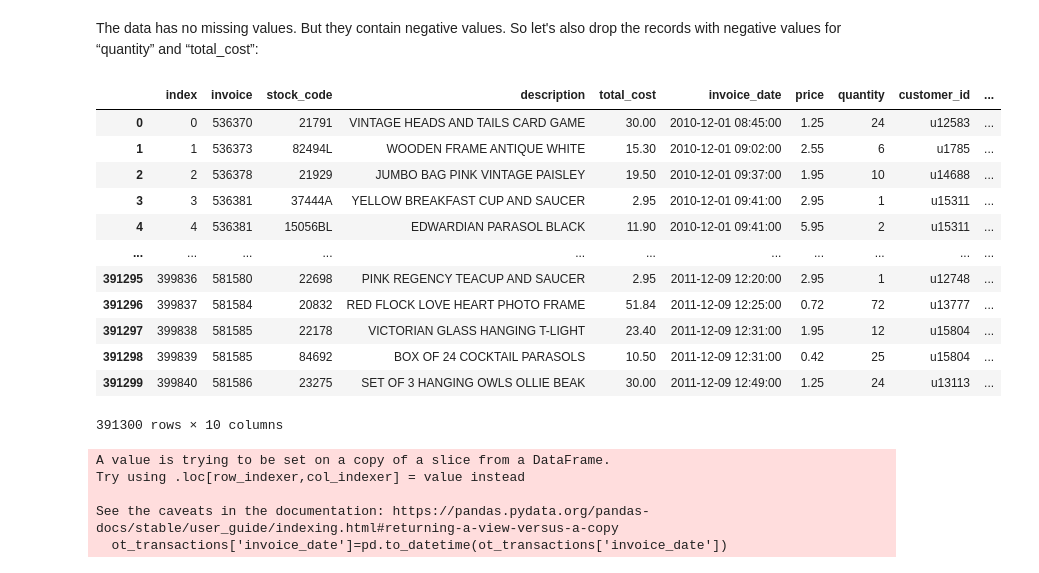
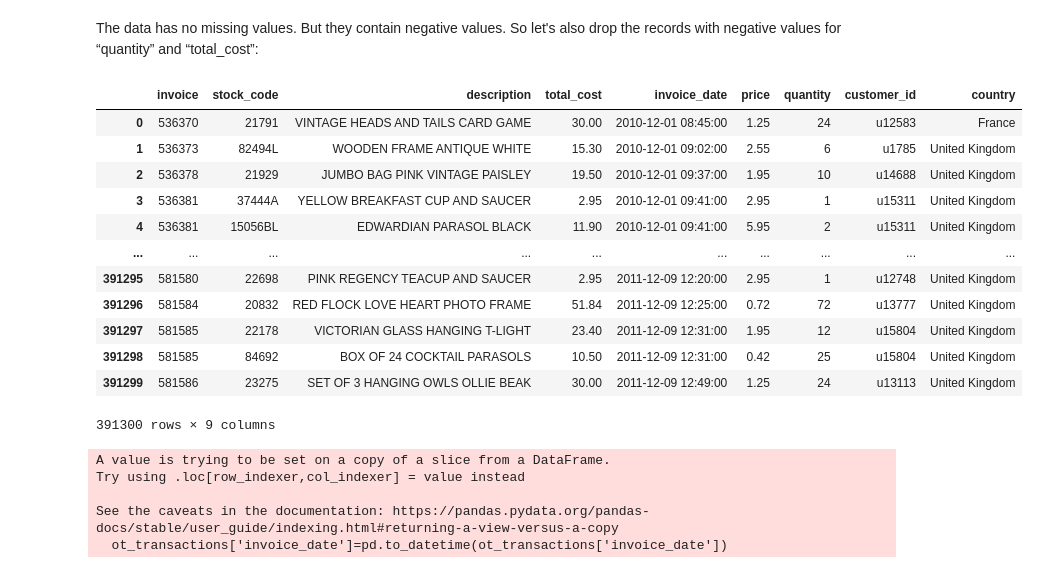
Before and after one commit to Saranyajavangula/customer-segmentation, a Jupyter notebook: Notebooks/customer_segmentation_kmeans.ipynb, the cells around one changed output. Drawn from its saved outputs; the diff is of its cells as text; code cells hidden in the pictures.

```diff
--- a/Notebooks/customer_segmentation_kmeans.ipynb
+++ b/Notebooks/customer_segmentation_kmeans.ipynb
@@ -102,21 +102,21 @@ The data has no missing values. But they contain negative values. So let's also
 # Remove rows with negative Quantity and Price
 ot_transactions = ot_transactions[(ot_transactions['quantity'] > 0) & (ot_transactions['total_cost'] > 0)]
 # %%
-ot_transactions.reset_index()
+ot_transactions.reset_index(drop=True)
 # %% [output]
-|  | index | invoice | stock_code | description | total_cost | invoice_date | price | quantity | customer_id | ... |
-| 0 | 0 | 536370 | 21791 | VINTAGE HEADS AND TAILS CARD GAME | 30.00 | 2010-12-01 08:45:00 | 1.25 | 24 | u12583 | ... |
-| 1 | 1 | 536373 | 82494L | WOODEN FRAME ANTIQUE WHITE | 15.30 | 2010-12-01 09:02:00 | 2.55 | 6 | u1785 | ... |
-| 2 | 2 | 536378 | 21929 | JUMBO BAG PINK VINTAGE PAISLEY | 19.50 | 2010-12-01 09:37:00 | 1.95 | 10 | u14688 | ... |
-| 3 | 3 | 536381 | 37444A | YELLOW BREAKFAST CUP AND SAUCER | 2.95 | 2010-12-01 09:41:00 | 2.95 | 1 | u15311 | ... |
-| 4 | 4 | 536381 | 15056BL | EDWARDIAN PARASOL BLACK | 11.90 | 2010-12-01 09:41:00 | 5.95 | 2 | u15311 | ... |
-| ... | ... | ... | ... | ... | ... | ... | ... | ... | ... | ... |
-| 391295 | 399836 | 581580 | 22698 | PINK REGENCY TEACUP AND SAUCER | 2.95 | 2011-12-09 12:20:00 | 2.95 | 1 | u12748 | ... |
-| 391296 | 399837 | 581584 | 20832 | RED FLOCK LOVE HEART PHOTO FRAME | 51.84 | 2011-12-09 12:25:00 | 0.72 | 72 | u13777 | ... |
-| 391297 | 399838 | 581585 | 22178 | VICTORIAN GLASS HANGING T-LIGHT | 23.40 | 2011-12-09 12:31:00 | 1.95 | 12 | u15804 | ... |
-| 391298 | 399839 | 581585 | 84692 | BOX OF 24 COCKTAIL PARASOLS | 10.50 | 2011-12-09 12:31:00 | 0.42 | 25 | u15804 | ... |
-| 391299 | 399840 | 581586 | 23275 | SET OF 3 HANGING OWLS OLLIE BEAK | 30.00 | 2011-12-09 12:49:00 | 1.25 | 24 | u13113 | ... |
+|  | invoice | stock_code | description | total_cost | invoice_date | price | quantity | customer_id | country |
+| 0 | 536370 | 21791 | VINTAGE HEADS AND TAILS CARD GAME | 30.00 | 2010-12-01 08:45:00 | 1.25 | 24 | u12583 | France |
+| 1 | 536373 | 82494L | WOODEN FRAME ANTIQUE WHITE | 15.30 | 2010-12-01 09:02:00 | 2.55 | 6 | u1785 | United Kingdom |
+| 2 | 536378 | 21929 | JUMBO BAG PINK VINTAGE PAISLEY | 19.50 | 2010-12-01 09:37:00 | 1.95 | 10 | u14688 | United Kingdom |
+| 3 | 536381 | 37444A | YELLOW BREAKFAST CUP AND SAUCER | 2.95 | 2010-12-01 09:41:00 | 2.95 | 1 | u15311 | United Kingdom |
+| 4 | 536381 | 15056BL | EDWARDIAN PARASOL BLACK | 11.90 | 2010-12-01 09:41:00 | 5.95 | 2 | u15311 | United Kingdom |
+| ... | ... | ... | ... | ... | ... | ... | ... | ... | ... |
+| 391295 | 581580 | 22698 | PINK REGENCY TEACUP AND SAUCER | 2.95 | 2011-12-09 12:20:00 | 2.95 | 1 | u12748 | United Kingdom |
+| 391296 | 581584 | 20832 | RED FLOCK LOVE HEART PHOTO FRAME | 51.84 | 2011-12-09 12:25:00 | 0.72 | 72 | u13777 | United Kingdom |
+| 391297 | 581585 | 22178 | VICTORIAN GLASS HANGING T-LIGHT | 23.40 | 2011-12-09 12:31:00 | 1.95 | 12 | u15804 | United Kingdom |
+| 391298 | 581585 | 84692 | BOX OF 24 COCKTAIL PARASOLS | 10.50 | 2011-12-09 12:31:00 | 0.42 | 25 | u15804 | United Kingdom |
+| 391299 | 581586 | 23275 | SET OF 3 HANGING OWLS OLLIE BEAK | 30.00 | 2011-12-09 12:49:00 | 1.25 | 24 | u13113 | United Kingdom |
-391300 rows × 10 columns
+391300 rows × 9 columns
 # %%
 ot_transactions['invoice_date']=pd.to_datetime(ot_transactions['invoice_date'])
 # %% [output]
```
Also changed, not shown: parts of 6 cells of this notebook.
